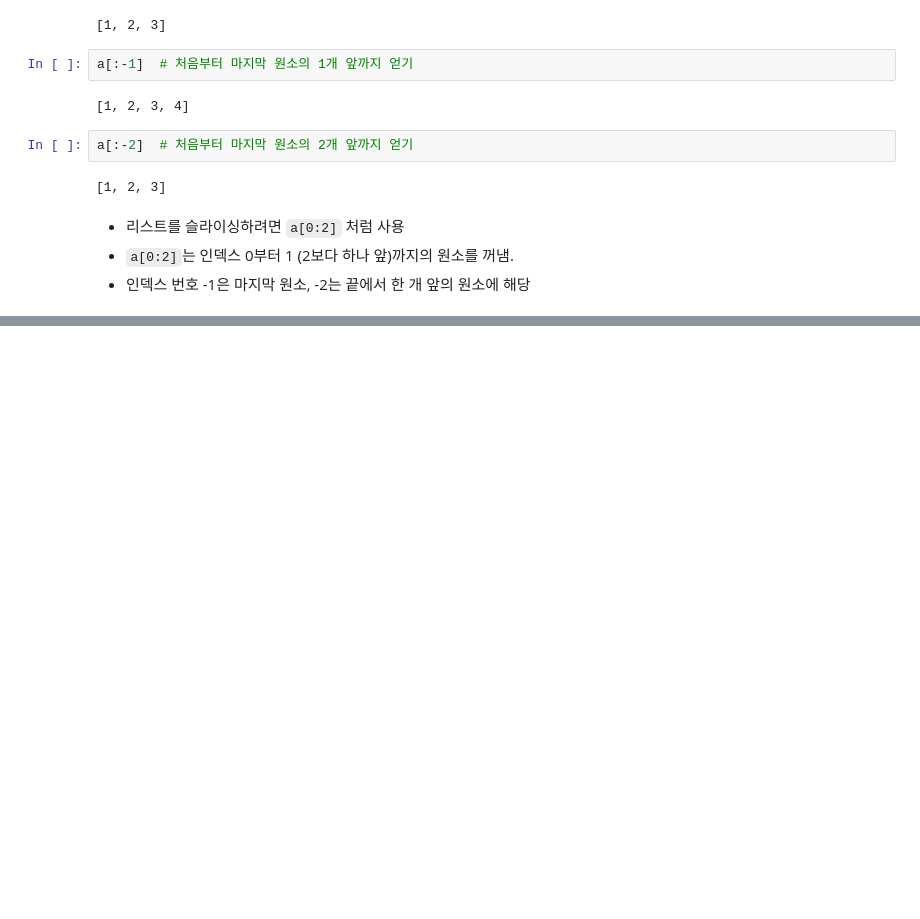
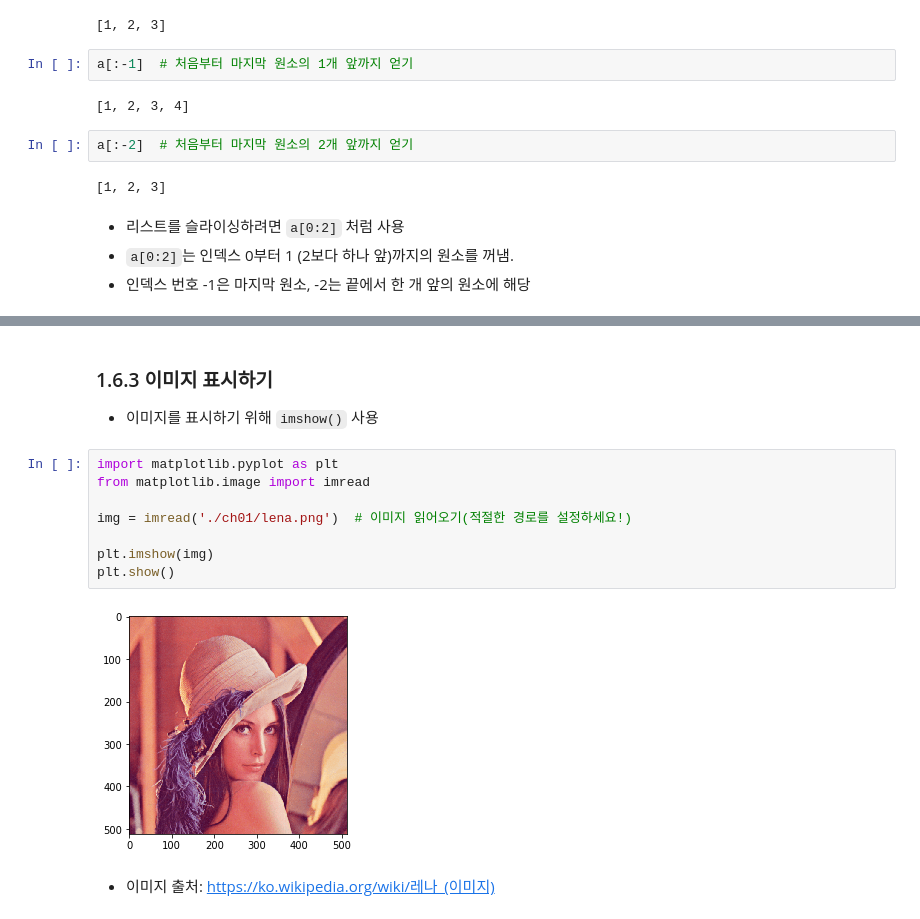
Before and after one commit to ohing504/deep-learning-from-scratch, a Jupyter notebook: Chapter1.ipynb, the cells around one changed output, grey strips where cells are left out. Cells and saved outputs as stored; diff of their text form; blank space fills up the shorter version.

```diff
--- a/Chapter1.ipynb
+++ b/Chapter1.ipynb
@@ -195,0 +625,16 @@ a[:-2]  # 처음부터 마지막 원소의 2개 앞까지 얻기
+# %% [markdown]
+### 1.6.3 이미지 표시하기
+
+* 이미지를 표시하기 위해 `imshow()` 사용
+# %%
+import matplotlib.pyplot as plt
+from matplotlib.image import imread
+
+img = imread('./ch01/lena.png')  # 이미지 읽어오기(적절한 경로를 설정하세요!)
+
+plt.imshow(img)
+plt.show()
+# %% [output]
+[figure, added]
+# %% [markdown]
+* 이미지 출처: https://ko.wikipedia.org/wiki/레나_(이미지)
```
Also changed, not shown: parts of 82 cells of this notebook, 2 other files.
